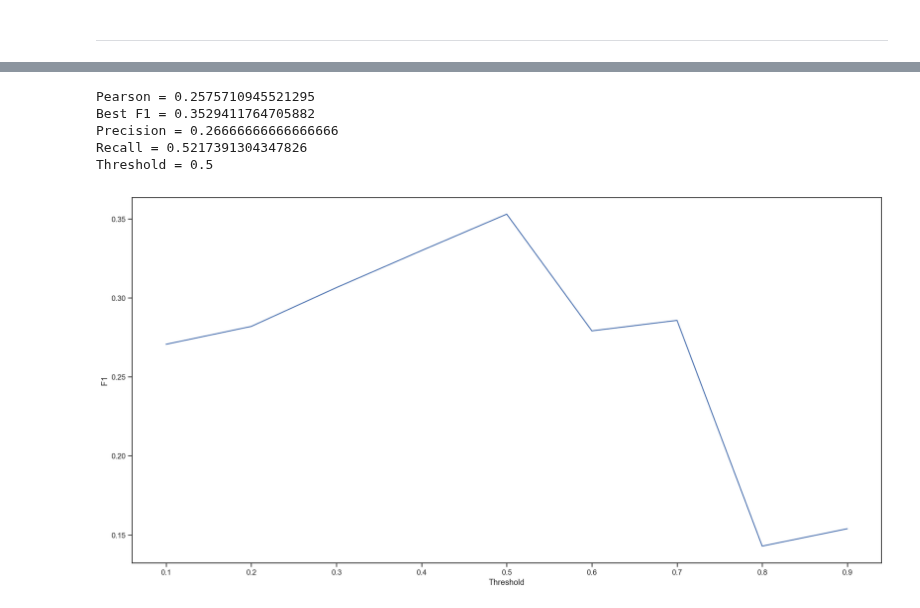
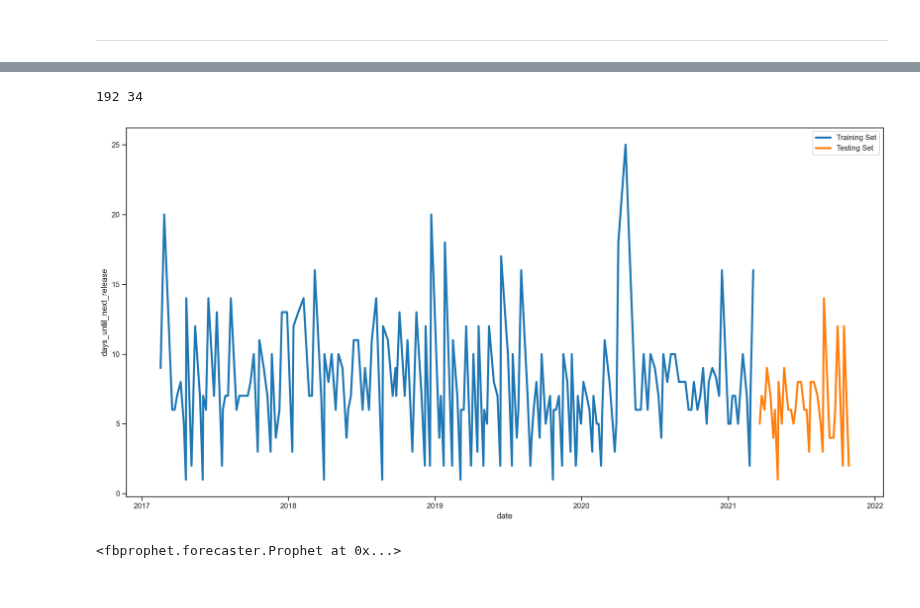
Before and after one commit to dmnapolitano/troon_release_prediction, a Jupyter notebook: Predict the Next Release - Time Series.ipynb, the cells around one changed output, grey strips where cells are left out. Cells and saved outputs as stored; diff of their text form; code cells hidden in the pictures.

Commit message:
NICE progress in time series prediction of the next release :D :D

```diff
--- a/Predict the Next Release - Time Series.ipynb
+++ b/Predict the Next Release - Time Series.ipynb
@@ -87,0 +52,4 @@ test_df = test_df.rename(columns={"date" : "ds", "release_post" : "y"})
+# %%
+df["days_until_next_release"] = df["days_since_previous_release"].shift(-1, fill_value=0)
+# %%
+df = df[df["days_until_next_release"] != 0].copy()
@@ -87,0 +73,4 @@ test_df = test_df.rename(columns={"date" : "ds", "release_post" : "y"})
+# %%
+df["weekday"] = df["date"].apply(lambda x : x.weekday())
+df = pandas.get_dummies(df, columns=["weekday"], prefix="weekday")
+df
@@ -529,9 +93,0 @@ predictions14 = predictions14.merge(test_df, on=["ds"])
-# %%
-evaluate(predictions14)
-# %% [output]
-Pearson = 0.2575710945521295
-Best F1 = 0.3529411764705882
-Precision = 0.26666666666666666
-Recall = 0.5217391304347826
-Threshold = 0.5
-[figure, removed]
@@ -539,0 +94,13 @@ Threshold = 0.5
+# %%
+train_df = df[0:int(len(df) * 0.85)].copy()
+test_df = df[~df.index.isin(train_df.index)].copy()
+print(len(train_df), len(test_df))
+# %% [output]
+192 34
+# %%
+ax = sns.lineplot(data=train_df, x="date", y="days_until_next_release", color="tab:blue", linewidth=3)
+sns.lineplot(data=test_df, x="date", y="days_until_next_release", color="tab:orange", linewidth=3, ax=ax)
+ax.legend(["Training Set", "Testing Set"])
+plt.show()
+# %% [output]
+[figure, added]
@@ -539,0 +110,12 @@ Threshold = 0.5
+# %%
+m = Prophet(yearly_seasonality=False, weekly_seasonality=True, daily_seasonality=False)
+m.add_regressor("weekday_0")
+m.add_regressor("weekday_1")
+m.add_regressor("weekday_2")
+m.add_regressor("weekday_3")
+m.add_regressor("weekday_4")
+m.add_regressor("weekday_5")
+m.add_regressor("weekday_6")
+m.add_country_holidays(country_name="US")
+# %% [output]
+<fbprophet.forecaster.Prophet at 0x...>
```
Also changed, not shown: parts of 125 cells of this notebook, 2 other files.
